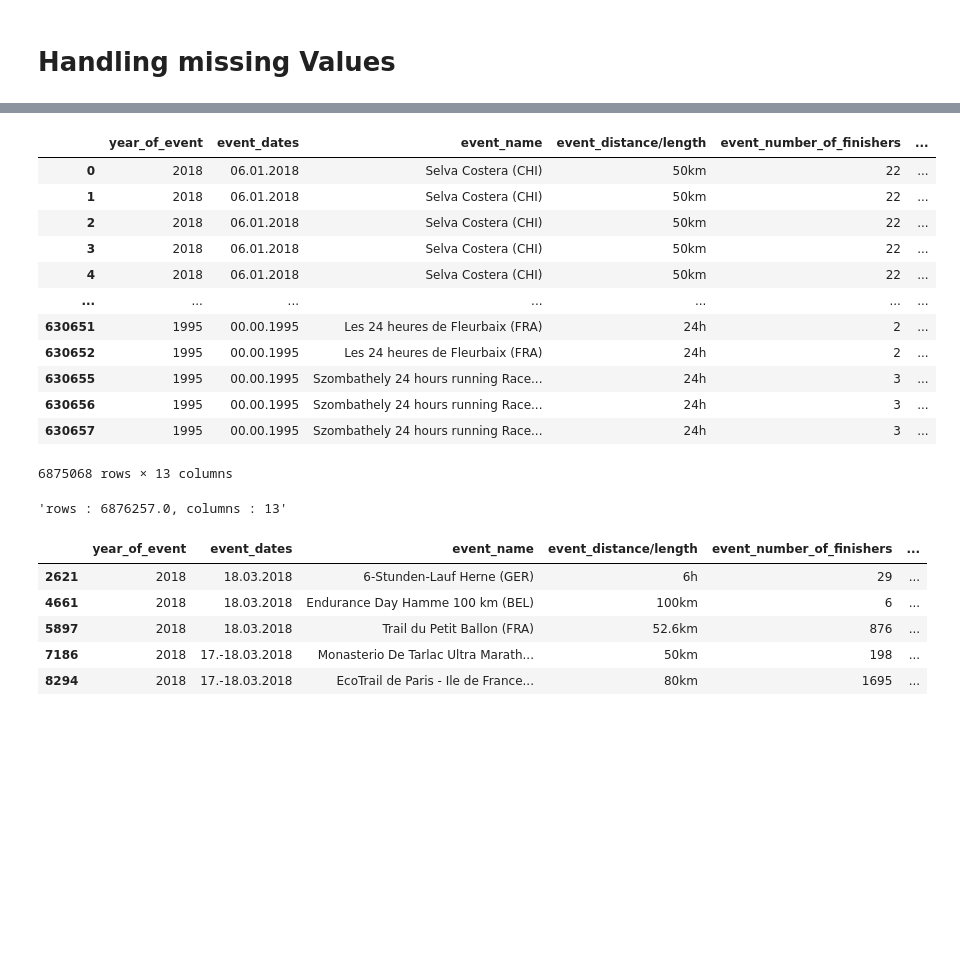
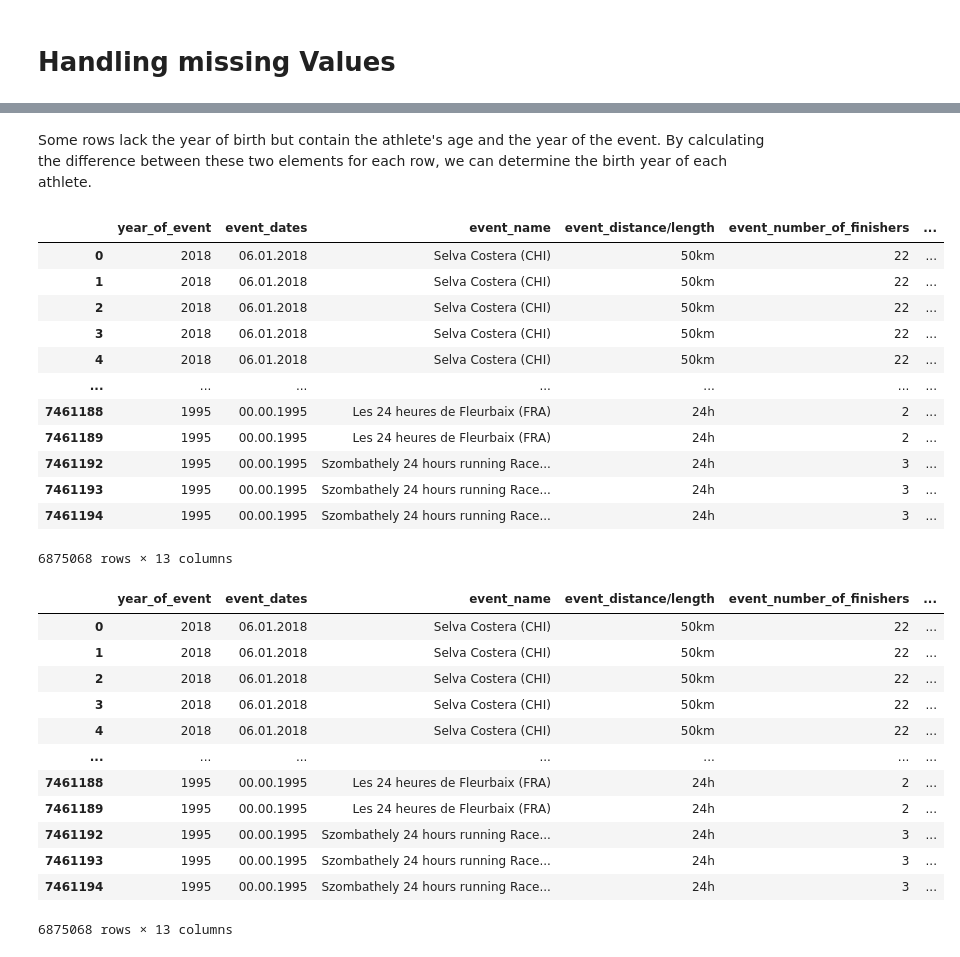
Before and after one commit to saeedshirani/EDA-On-SuperMessy-Datasets, a Jupyter notebook: The big dataset of ultra-marathon running/EDA.ipynb, the cells around one changed output, grey strips where cells are left out. Drawn from its saved outputs; the diff is of its cells as text; code cells hidden in the pictures; blank space fills up the shorter version.

```diff
--- a/The big dataset of ultra-marathon running/EDA.ipynb
+++ b/The big dataset of ultra-marathon running/EDA.ipynb
@@ -77,35 +76,36 @@ athlete_id                      0
 dtype: int64
 # %%
+data.rename(columns={"athlete_age_category" : "athlete_age"}, inplace=True)
 data['athlete_club'] = data['athlete_club'].fillna('-')
-data = data.dropna(subset=['athlete_age_category'])
+data = data.dropna(subset=['athlete_age'])
 data = data.dropna(subset=["event_distance/length"])
 data = data.dropna(subset=["athlete_average_speed"])
-data.compute()
+data["athlete_age"] = data["athlete_age"].str.extract('(\\d+)').astype(int)
-# %% [output]
-|  | year_of_event | event_dates | event_name | event_distance/length | event_number_of_finishers | ... |
-| 0 | 2018 | 06.01.2018 | Selva Costera (CHI) | 50km | 22 | ... |
-| 1 | 2018 | 06.01.2018 | Selva Costera (CHI) | 50km | 22 | ... |
-| 2 | 2018 | 06.01.2018 | Selva Costera (CHI) | 50km | 22 | ... |
-| 3 | 2018 | 06.01.2018 | Selva Costera (CHI) | 50km | 22 | ... |
-| 4 | 2018 | 06.01.2018 | Selva Costera (CHI) | 50km | 22 | ... |
-| ... | ... | ... | ... | ... | ... | ... |
-| 630651 | 1995 | 00.00.1995 | Les 24 heures de Fleurbaix (FRA) | 24h | 2 | ... |
-| 630652 | 1995 | 00.00.1995 | Les 24 heures de Fleurbaix (FRA) | 24h | 2 | ... |
-| 630655 | 1995 | 00.00.1995 | Szombathely 24 hours running Race... | 24h | 3 | ... |
-| 630656 | 1995 | 00.00.1995 | Szombathely 24 hours running Race... | 24h | 3 | ... |
-| 630657 | 1995 | 00.00.1995 | Szombathely 24 hours running Race... | 24h | 3 | ... |
-6875068 rows × 13 columns
-# %%
-shape = data.shape
-f"rows : {shape[0].compute()}, columns : {shape[1]}"
-# %% [output]
-'rows : 6876257.0, columns : 13'
-# %%
-data[data.athlete_year_of_birth.isna() == True].head()
-# %% [output]
-|  | year_of_event | event_dates | event_name | event_distance/length | event_number_of_finishers | ... |
-| 2621 | 2018 | 18.03.2018 | 6-Stunden-Lauf Herne (GER) | 6h | 29 | ... |
-| 4661 | 2018 | 18.03.2018 | Endurance Day Hamme 100 km (BEL) | 100km | 6 | ... |
-| 5897 | 2018 | 18.03.2018 | Trail du Petit Ballon (FRA) | 52.6km | 876 | ... |
-| 7186 | 2018 | 17.-18.03.2018 | Monasterio De Tarlac Ultra Marath... | 50km | 198 | ... |
-| 8294 | 2018 | 17.-18.03.2018 | EcoTrail de Paris - Ile de France... | 80km | 1695 | ... |
+# %% [markdown]
+Some rows lack the year of birth but contain the athlete's age and the year of the event. By calculating the difference between these two elements for each row, we can determine the birth year of each athlete.
+# %%
+def calculate_year_of_birth(row):
+
+    if row.athlete_year_of_birth != None:
+        return row.athlete_year_of_birth
+
+    elif row.athlete_year_of_birth == None:
+        return row.year_of_event - row.athlete_age
+
+
+data["athlete_year_of_birth"] = data.apply(calculate_year_of_birth, axis=1)
+data
+# %% [output]
+|  | year_of_event | event_dates | event_name | event_distance/length | event_number_of_finishers | ... |
+| 0 | 2018 | 06.01.2018 | Selva Costera (CHI) | 50km | 22 | ... |
+| 1 | 2018 | 06.01.2018 | Selva Costera (CHI) | 50km | 22 | ... |
+| 2 | 2018 | 06.01.2018 | Selva Costera (CHI) | 50km | 22 | ... |
+| 3 | 2018 | 06.01.2018 | Selva Costera (CHI) | 50km | 22 | ... |
+| 4 | 2018 | 06.01.2018 | Selva Costera (CHI) | 50km | 22 | ... |
+| ... | ... | ... | ... | ... | ... | ... |
+| 7461188 | 1995 | 00.00.1995 | Les 24 heures de Fleurbaix (FRA) | 24h | 2 | ... |
+| 7461189 | 1995 | 00.00.1995 | Les 24 heures de Fleurbaix (FRA) | 24h | 2 | ... |
+| 7461192 | 1995 | 00.00.1995 | Szombathely 24 hours running Race... | 24h | 3 | ... |
+| 7461193 | 1995 | 00.00.1995 | Szombathely 24 hours running Race... | 24h | 3 | ... |
+| 7461194 | 1995 | 00.00.1995 | Szombathely 24 hours running Race... | 24h | 3 | ... |
+6875068 rows × 13 columns
@@ -111,0 +114,16 @@ data[data.athlete_year_of_birth.isna() == True].head()
+# %%
+data
+# %% [output]
+|  | year_of_event | event_dates | event_name | event_distance/length | event_number_of_finishers | ... |
+| 0 | 2018 | 06.01.2018 | Selva Costera (CHI) | 50km | 22 | ... |
+| 1 | 2018 | 06.01.2018 | Selva Costera (CHI) | 50km | 22 | ... |
+| 2 | 2018 | 06.01.2018 | Selva Costera (CHI) | 50km | 22 | ... |
+| 3 | 2018 | 06.01.2018 | Selva Costera (CHI) | 50km | 22 | ... |
+| 4 | 2018 | 06.01.2018 | Selva Costera (CHI) | 50km | 22 | ... |
+| ... | ... | ... | ... | ... | ... | ... |
+| 7461188 | 1995 | 00.00.1995 | Les 24 heures de Fleurbaix (FRA) | 24h | 2 | ... |
+| 7461189 | 1995 | 00.00.1995 | Les 24 heures de Fleurbaix (FRA) | 24h | 2 | ... |
+| 7461192 | 1995 | 00.00.1995 | Szombathely 24 hours running Race... | 24h | 3 | ... |
+| 7461193 | 1995 | 00.00.1995 | Szombathely 24 hours running Race... | 24h | 3 | ... |
+| 7461194 | 1995 | 00.00.1995 | Szombathely 24 hours running Race... | 24h | 3 | ... |
+6875068 rows × 13 columns
```
Also changed, not shown: parts of 9 cells of this notebook.
